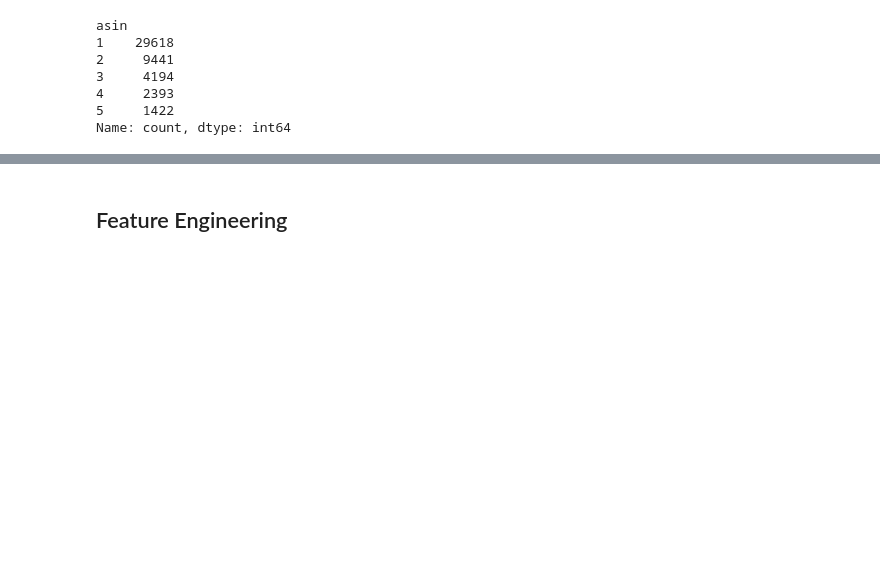
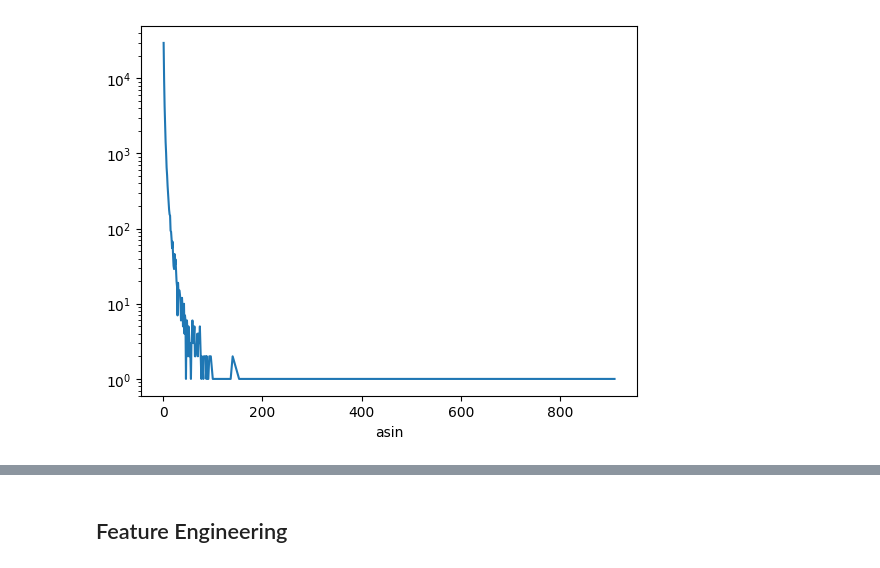
Before and after one commit to tomcaputo/AWS_product_recommender, a Jupyter notebook: Product_Embeddings.ipynb, the cells around one changed output, grey strips where cells are left out. Cells and saved outputs as stored; diff of their text form; code cells hidden in the pictures; blank space fills up the shorter version.

```diff
--- a/Product_Embeddings.ipynb
+++ b/Product_Embeddings.ipynb
@@ -143,10 +170,7 @@ users: 51611
-# %%
-interaction_df.groupby('user_id')['asin'].count().value_counts().head()#.head().count().sort_values(ascending=True)
-# %% [output]
-asin
-1    29618
-2     9441
-3     4194
-4     2393
-5     1422
-Name: count, dtype: int64
+# %%
+# unique products purchased per user
+per_user_engagement = interaction_df.groupby('user_id')['asin'].count().value_counts().sort_index()
+per_user_engagement.plot()
+plt.yscale('log')
+# %% [output]
+[figure, added]
```
Also changed, not shown: parts of 51 cells of this notebook.
